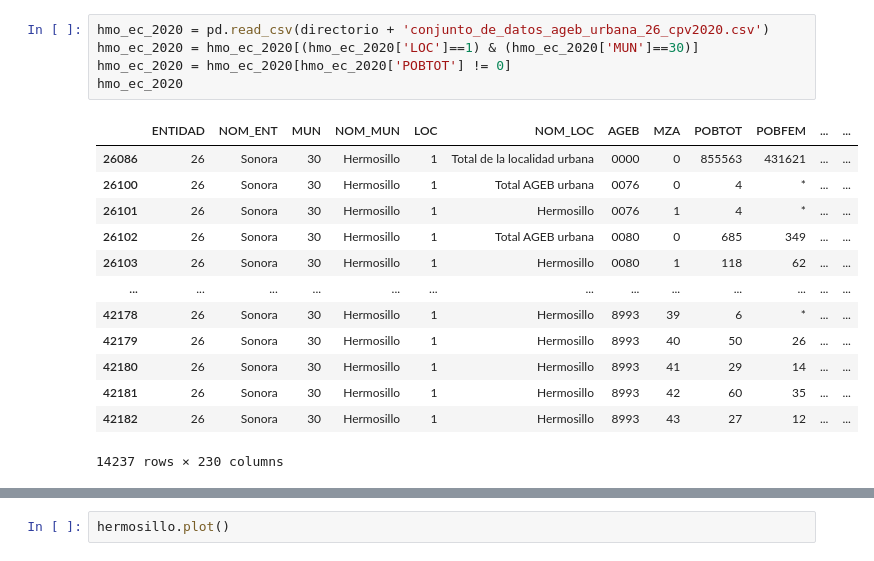
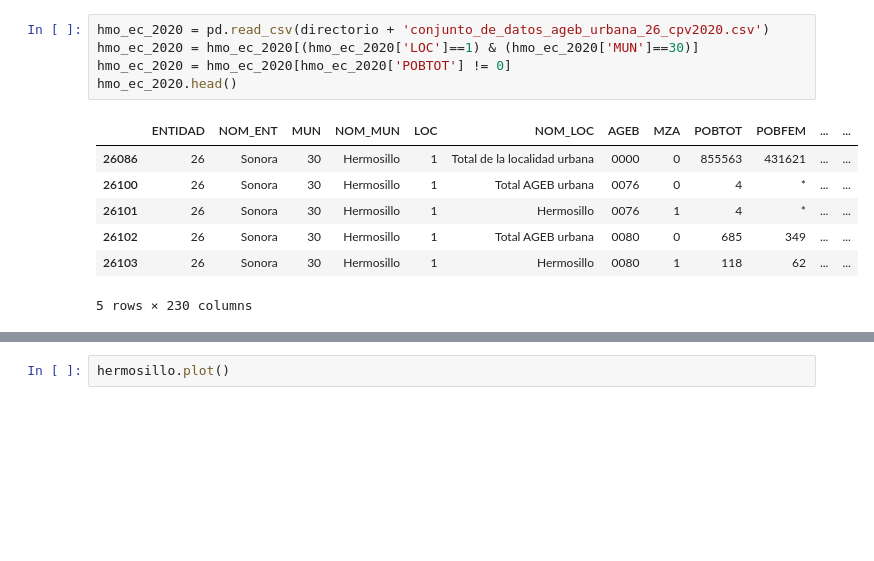
Before and after one commit to BSM-Analytics/proyecto-baches-hmo, a Jupyter notebook: notebooks/tidy.ipynb, the cells around one changed output, grey strips where cells are left out. Cells and saved outputs as stored; diff of their text form; blank space fills up the shorter version.

```diff
--- a/notebooks/tidy.ipynb
+++ b/notebooks/tidy.ipynb
@@ -16,19 +29,13 @@ hermosillo.plot()
 # %%
 hmo_ec_2020 = pd.read_csv(directorio + 'conjunto_de_datos_ageb_urbana_26_cpv2020.csv')
 hmo_ec_2020 = hmo_ec_2020[(hmo_ec_2020['LOC']==1) & (hmo_ec_2020['MUN']==30)]
 hmo_ec_2020 = hmo_ec_2020[hmo_ec_2020['POBTOT'] != 0]
-hmo_ec_2020
+hmo_ec_2020.head()
 # %% [output]
 |  | ENTIDAD | NOM_ENT | MUN | NOM_MUN | LOC | NOM_LOC | AGEB | MZA | POBTOT | POBFEM | ... | ... |
 | 26086 | 26 | Sonora | 30 | Hermosillo | 1 | Total de la localidad urbana | 0000 | 0 | 855563 | 431621 | ... | ... |
 | 26100 | 26 | Sonora | 30 | Hermosillo | 1 | Total AGEB urbana | 0076 | 0 | 4 | * | ... | ... |
 | 26101 | 26 | Sonora | 30 | Hermosillo | 1 | Hermosillo | 0076 | 1 | 4 | * | ... | ... |
 | 26102 | 26 | Sonora | 30 | Hermosillo | 1 | Total AGEB urbana | 0080 | 0 | 685 | 349 | ... | ... |
 | 26103 | 26 | Sonora | 30 | Hermosillo | 1 | Hermosillo | 0080 | 1 | 118 | 62 | ... | ... |
-| ... | ... | ... | ... | ... | ... | ... | ... | ... | ... | ... | ... | ... |
-| 42178 | 26 | Sonora | 30 | Hermosillo | 1 | Hermosillo | 8993 | 39 | 6 | * | ... | ... |
-| 42179 | 26 | Sonora | 30 | Hermosillo | 1 | Hermosillo | 8993 | 40 | 50 | 26 | ... | ... |
-| 42180 | 26 | Sonora | 30 | Hermosillo | 1 | Hermosillo | 8993 | 41 | 29 | 14 | ... | ... |
-| 42181 | 26 | Sonora | 30 | Hermosillo | 1 | Hermosillo | 8993 | 42 | 60 | 35 | ... | ... |
-| 42182 | 26 | Sonora | 30 | Hermosillo | 1 | Hermosillo | 8993 | 43 | 27 | 12 | ... | ... |
-14237 rows × 230 columns
+5 rows × 230 columns
```
Also changed, not shown: parts of 6 cells of this notebook, 2 other files.
